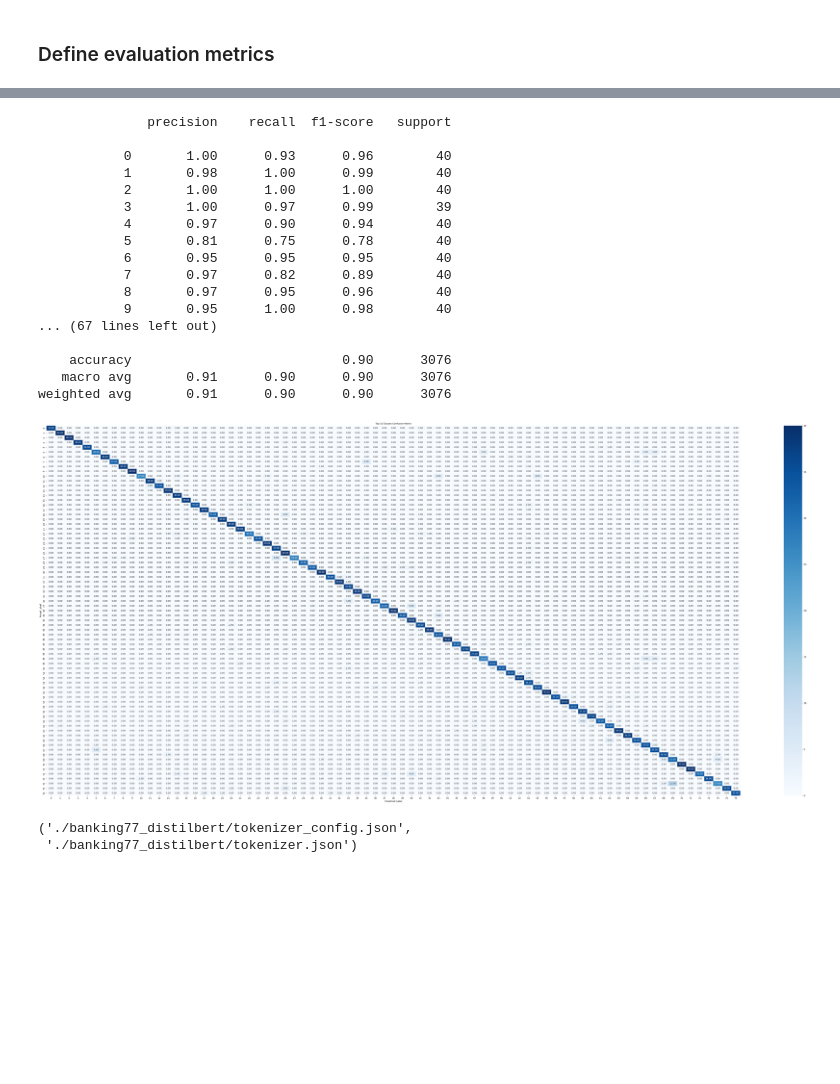
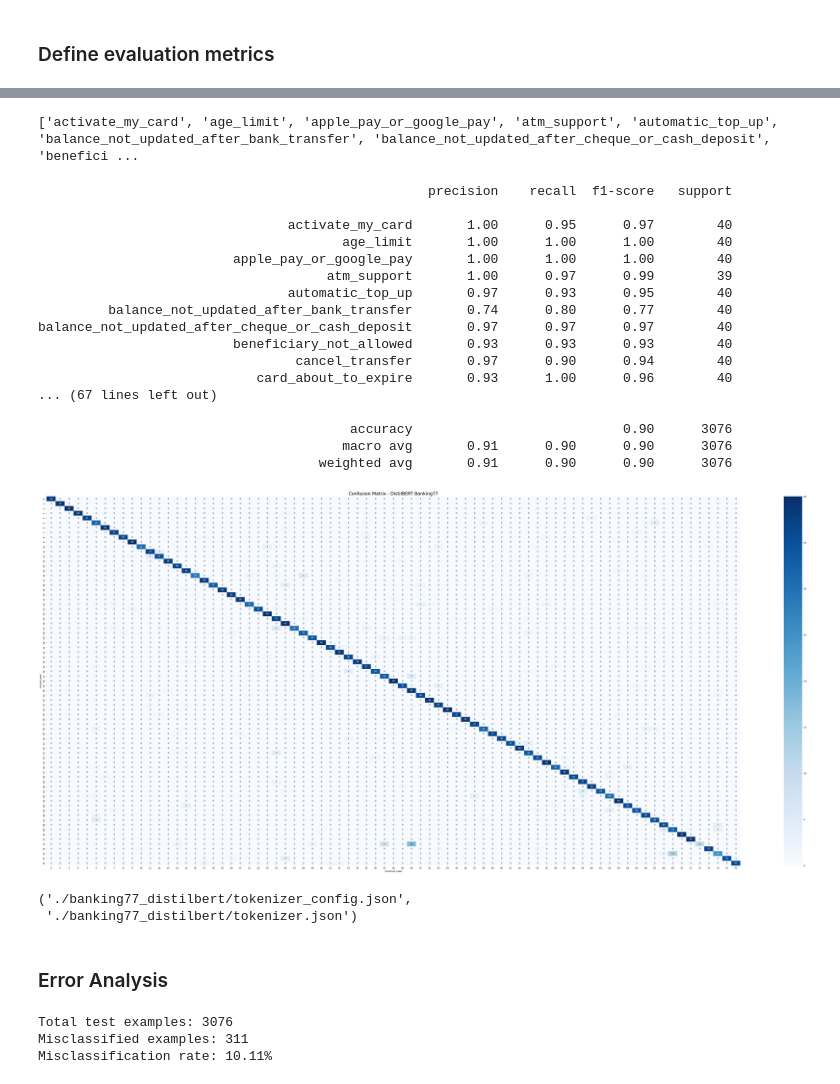
Before and after one commit to toludoyin/BERT-based-intelligent-ticket-classification, a Jupyter notebook: ticket-classification.ipynb, the cells around one changed output, grey strips where cells are left out. Drawn from its saved outputs; the diff is of its cells as text; code cells hidden in the pictures; blank space fills up the shorter version.

```diff
--- a/ticket-classification.ipynb
+++ b/ticket-classification.ipynb
@@ -448,48 +449,60 @@ y_pred = predictions.predictions.argmax(axis=1)
 
 # extract actual class labels
 y_true = predictions.label_ids
+# %%
+# created mapping between labels and intent name
+label_mapping = label_category.set_index("label")["label_text"].to_dict()
+
+label_names = [label_mapping[i] for i in range(77)]
+print(label_names)
+# %% [output]
+['activate_my_card', 'age_limit', 'apple_pay_or_google_pay', 'atm_support', 'automatic_top_up', 'balance_not_updated_after_bank_transfer', 'balance_not_updated_after_cheque_or_cash_deposit', 'benefici ...
 # %%
 # generate classification report
 report = classification_report(y_true,
-                               y_pred)
+                               y_pred,
+                              labels=list(range(77)),
+                              target_names=label_names,
+                              zero_division=0)
+                              # digits=2)
 print(report)
 # %% [output]
-              precision    recall  f1-score   support
+                                                  precision    recall  f1-score   support
 
-           0       1.00      0.93      0.96        40
-           1       0.98      1.00      0.99        40
-           2       1.00      1.00      1.00        40
-           3       1.00      0.97      0.99        39
-           4       0.97      0.90      0.94        40
-           5       0.81      0.75      0.78        40
-           6       0.95      0.95      0.95        40
-           7       0.97      0.82      0.89        40
-           8       0.97      0.95      0.96        40
-           9       0.95      1.00      0.98        40
+                                activate_my_card       1.00      0.95      0.97        40
+                                       age_limit       1.00      1.00      1.00        40
+                         apple_pay_or_google_pay       1.00      1.00      1.00        40
+                                     atm_support       1.00      0.97      0.99        39
+                                automatic_top_up       0.97      0.93      0.95        40
+         balance_not_updated_after_bank_transfer       0.74      0.80      0.77        40
+balance_not_updated_after_cheque_or_cash_deposit       0.97      0.97      0.97        40
+                         beneficiary_not_allowed       0.93      0.93      0.93        40
+                                 cancel_transfer       0.97      0.90      0.94        40
+                            card_about_to_expire       0.93      1.00      0.96        40
 ... (67 lines left out)
 
-    accuracy                           0.90      3076
-   macro avg       0.91      0.90      0.90      3076
-weighted avg       0.91      0.90      0.90      3076
+                                        accuracy                           0.90      3076
+                                       macro avg       0.91      0.90      0.90      3076
+                                    weighted avg       0.91      0.90      0.90      3076
 # %%
 # confusion matrix
 c_matrix = confusion_matrix(y_true, y_pred)
 # %%
 plt.figure(figsize=(70,30))
 
 sns.heatmap(
     c_matrix,
     annot=True,
-    cmap="Blues",
-    fmt=".2f"
+    cmap="Blues"
+    # fmt=".2f"
 )
 
-plt.title("Top 10 Classes Confusion Matrix", fontsize=10)
+plt.title("Confusion Matrix - DistilBERT Banking77", fontsize=20)
 plt.xlabel("Predicted Label")
 plt.ylabel("Actual Label")
 plt.show()
 # %% [output]
-[figure, old version]
+[figure, new version]
 # %%
 # save the train model
 trainer.save_model("./banking77_distilbert")
@@ -497,3 +510,24 @@ tokenizer.save_pretrained("./banking77_distilbert")
 # %% [output]
 ('./banking77_distilbert/tokenizer_config.json',
  './banking77_distilbert/tokenizer.json')
+# %% [markdown]
+### Error Analysis
+# %%
+# original test data
+test_text = bank_df["test"]["text"]
+
+error_df = pd.DataFrame({"text": test_text,
+                        "actual_label": y_true,
+                        "predicted_label":y_pred})
+
+# retrievce only misclassified examples
+error_df = error_df[error_df["actual_label"] != error_df["predicted_label"]].copy()
+print("Total test examples:", len(y_true))
+print("Misclassified examples:", len(error_df))
+
+error_rate = len(error_df) / len(y_true) * 100
+print(f"Misclassification rate: {error_rate:.2f}%")
+# %% [output]
+Total test examples: 3076
+Misclassified examples: 311
+Misclassification rate: 10.11%
```
Also changed, not shown: parts of 7 cells of this notebook.
